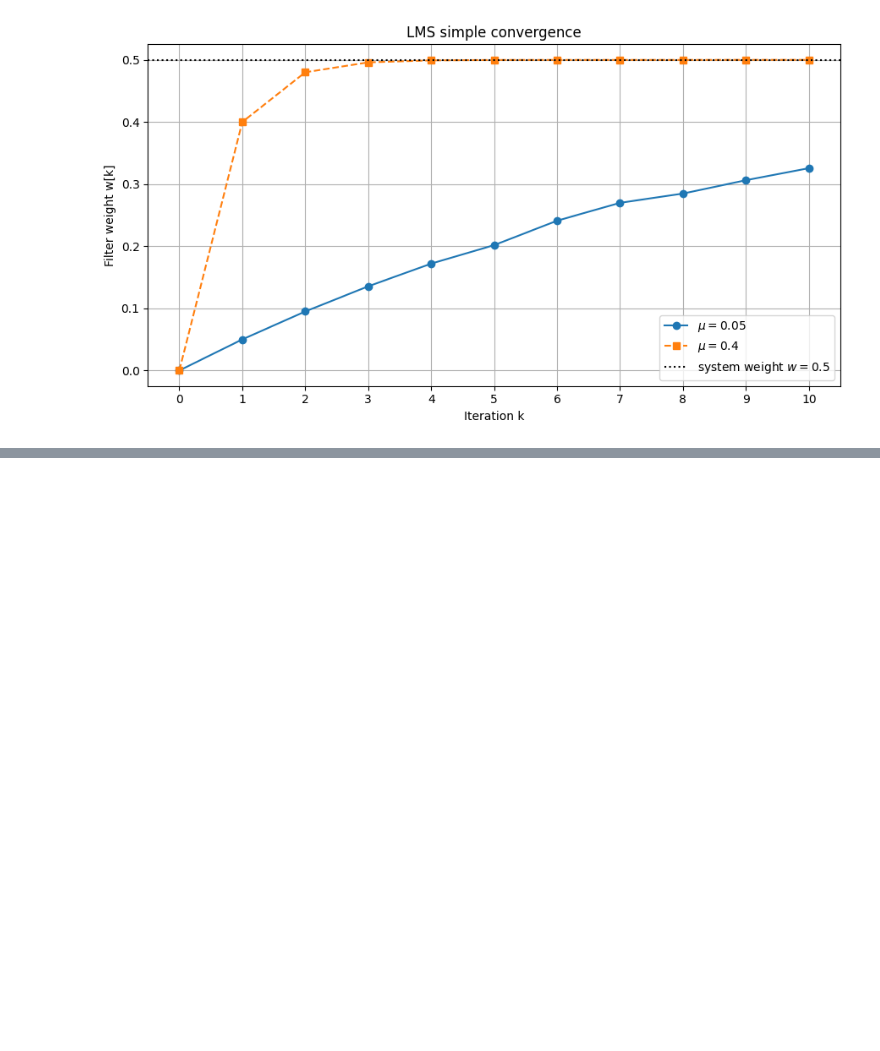
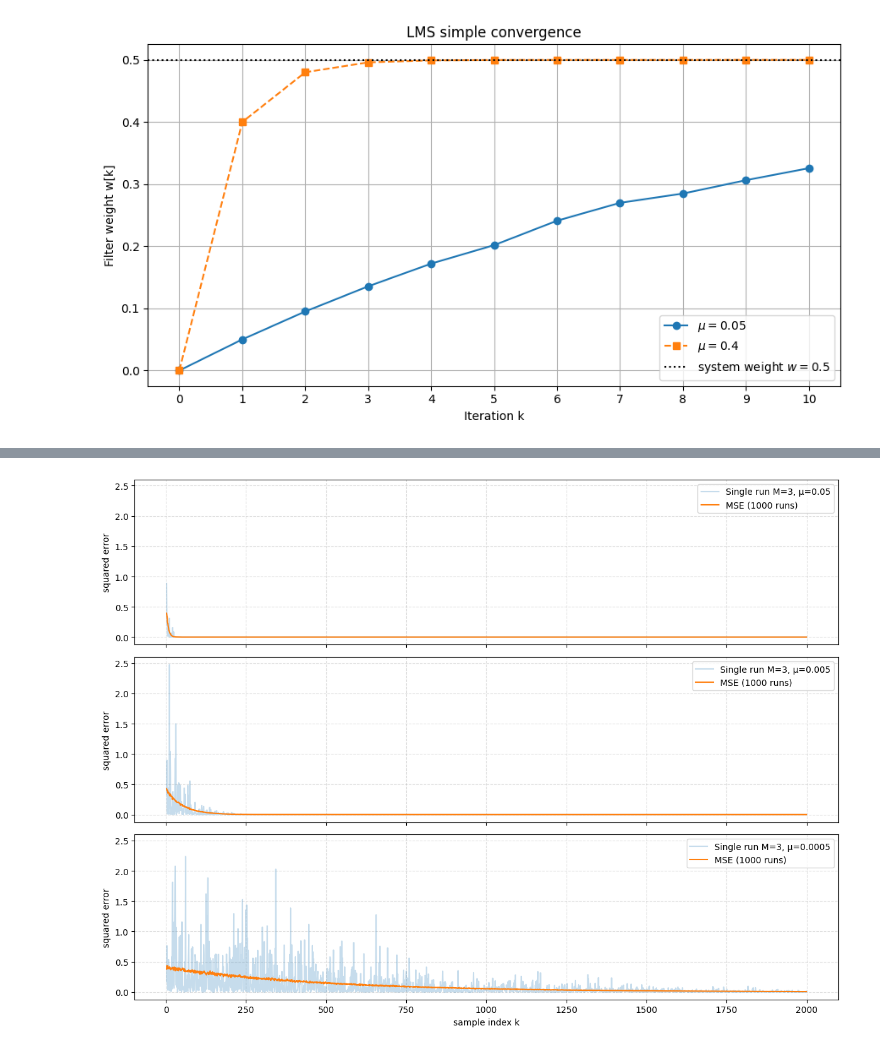
Before and after one commit to kaballian/ASP_E26, a Jupyter notebook: exam_2/exam2_theorical_LMS.ipynb, the cells around one changed output, grey strips where cells are left out. Saved outputs shown, nothing was run; the diff lists cells and outputs as text; code cells hidden in the pictures; blank space fills up the shorter version.

```diff
--- a/exam_2/exam2_theorical_LMS.ipynb
+++ b/exam_2/exam2_theorical_LMS.ipynb
@@ -412,0 +497,91 @@ plt.show()
+# %%
+#MSE for multiple values of u
+
+import numpy as np
+import matplotlib.pyplot as plt
+
+# Parameters
+N = 2000
+M = 3
+mu1 = 0.05
+mu2 = 0.005
+mu3 = 0.0005
+
+R = 1000           # Number of independent runs
+noise_std = 1.0
+seed = 11
+
+h = np.array([0.5, 0.25, -0.3])
+
+rng = np.random.default_rng(seed)
+
+# Store squared error from each run
+error_squared1 = np.zeros((R, N))
+error_squared2 = np.zeros((R, N))
+error_squared3 = np.zeros((R, N))
+
+# ==========================================
+# REPEAT LMS EXPERIMENT
+# ==========================================
+
+for r in range(R):
+    x = rng.normal(0, noise_std, N)
+    d = np.convolve(x, h, mode="full")[:N]
+    w = np.zeros(M)
+    for k in range(M-1, N):
+        x_vec = x[k-M+1:k+1][::-1]
+        y_k = np.dot(w, x_vec)
+        e_k = d[k] - y_k
+        error_squared1[r, k] = e_k**2
+        w += 2 * mu1 * e_k * x_vec
+
+for r in range(R):
+    x = rng.normal(0, noise_std, N)
+    d = np.convolve(x, h, mode="full")[:N]
+    w = np.zeros(M)
+    for k in range(M-1, N):
+        x_vec = x[k-M+1:k+1][::-1]
+        y_k = np.dot(w, x_vec)
+        e_k = d[k] - y_k
+        error_squared2[r, k] = e_k**2
+        w += 2 * mu2 * e_k * x_vec
+
+for r in range(R):
+    x = rng.normal(0, noise_std, N)
+    d = np.convolve(x, h, mode="full")[:N]
+    w = np.zeros(M)
+    for k in range(M-1, N):
+        x_vec = x[k-M+1:k+1][::-1]
+        y_k = np.dot(w, x_vec)
+        e_k = d[k] - y_k
+        error_squared3[r, k] = e_k**2
+        w += 2 * mu3 * e_k * x_vec
+# ==========================================
+# CALCULATE MEAN SQUARED ERROR
+# ==========================================
+
+mse1 = np.mean(error_squared1, axis=0)
+mse2 = np.mean(error_squared2, axis=0)
+mse3 = np.mean(error_squared3, axis=0)
+
+samples = np.arange(M-1, N)
+
+fig,axs = plt.subplots(3,sharex=True, sharey=True, figsize=(12,9))
+axs[0].plot(samples, error_squared1[0, M-1:],label=f"Single run M=3, μ={mu1}", alpha=0.25)
+axs[0].plot(samples, mse1[M-1:],label=f"MSE ({R} runs)",linewidth=1.5)
+axs[1].plot(samples, error_squared2[0, M-1:],label=f"Single run M=3, μ={mu2}", alpha=0.25)
+axs[1].plot(samples, mse2[M-1:],label=f"MSE ({R} runs)",linewidth=1.5)
+axs[2].plot(samples, error_squared3[0, M-1:],label=f"Single run M=3, μ={mu3}", alpha=0.25)
+axs[2].plot(samples, mse3[M-1:],label=f"MSE ({R} runs)",linewidth=1.5)
+
+
+for ax in axs:
+    ax.grid(True, linestyle='--', alpha=0.4)
+    ax.legend()
+    ax.set_ylabel("squared error")
+
+axs[2].set_xlabel("sample index k")
+plt.tight_layout()
+plt.show()
+# %% [output]
+[figure, added]
```
Also changed, not shown: parts of 1 cell of this notebook, 8 other files.
